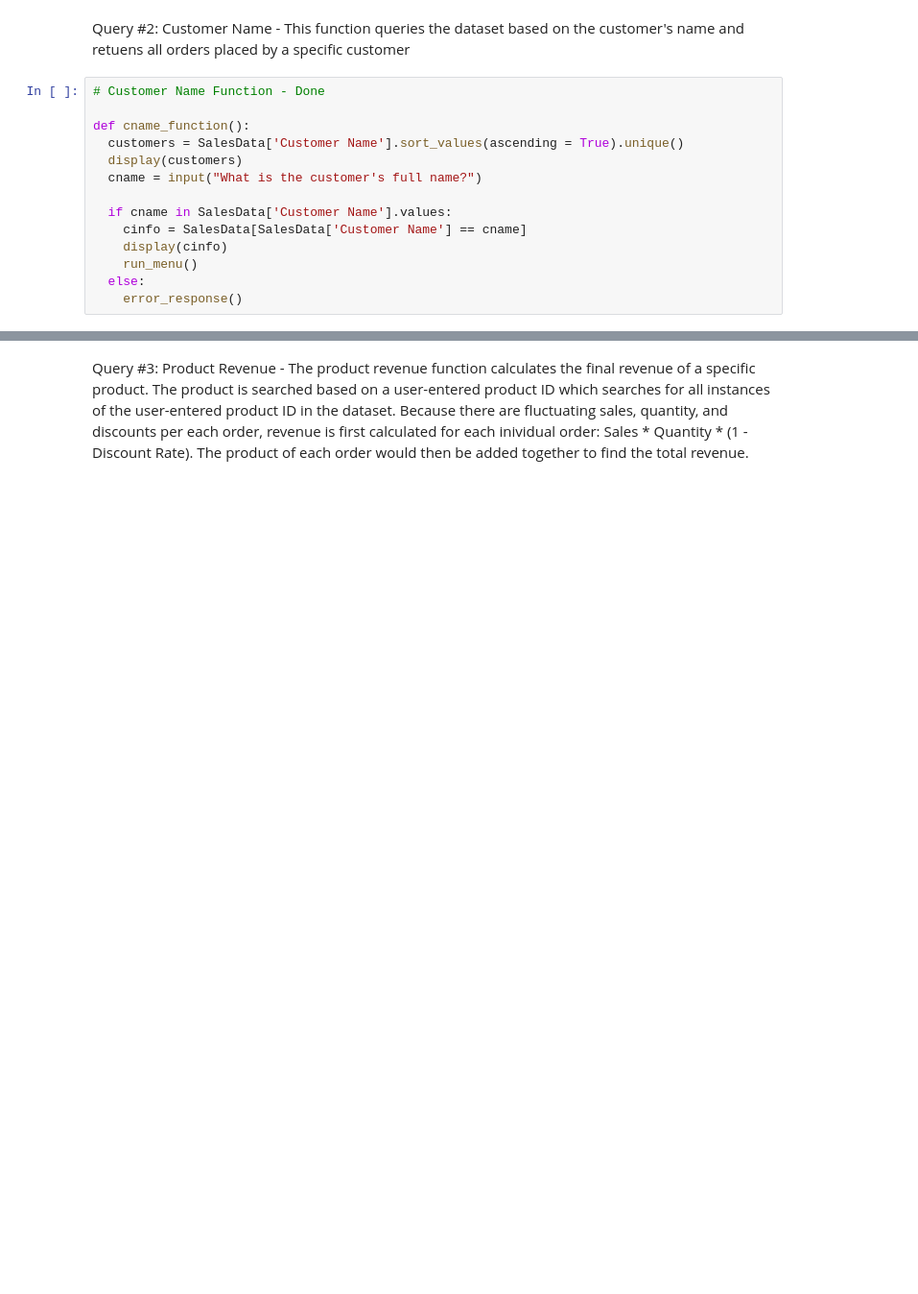
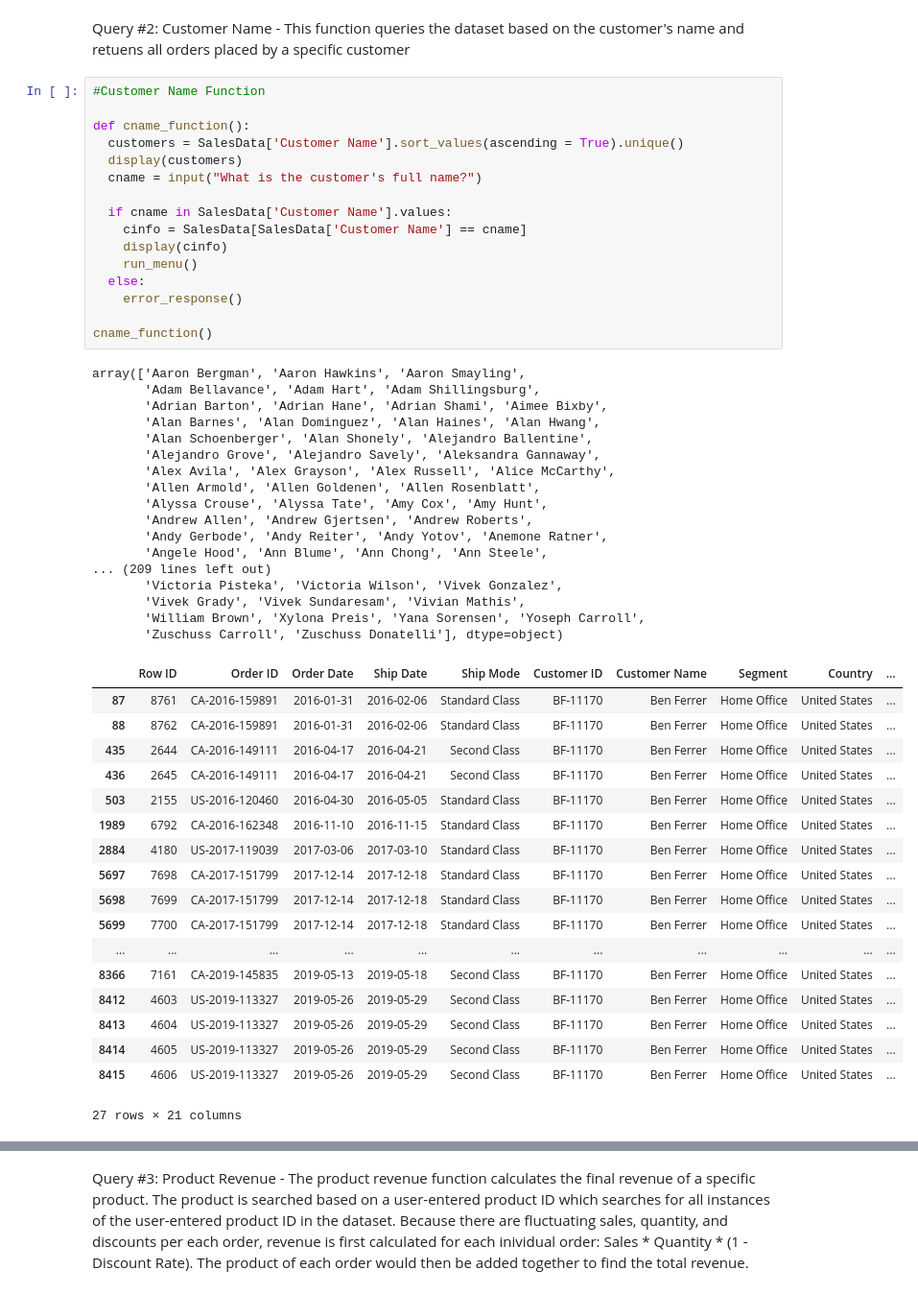
Before and after one commit to Willnguyen02/Group-Data-Analytics-Project, a Jupyter notebook: Main.ipynb, the cells around one changed output, grey strips where cells are left out. Shown at 96% size. Drawn from its saved outputs; the diff is of its cells as text; blank space fills up the shorter version.

```diff
--- a/Main.ipynb
+++ b/Main.ipynb
@@ -60,16 +113,54 @@ def orderID_function():
 # %% [markdown]
 Query #2: Customer Name - This function queries the dataset based on the customer's name and retuens all orders placed by a specific customer
 # %%
-# Customer Name Function - Done
+#Customer Name Function
 
 def cname_function():
   customers = SalesData['Customer Name'].sort_values(ascending = True).unique()
   display(customers)
   cname = input("What is the customer's full name?")
 
   if cname in SalesData['Customer Name'].values:
     cinfo = SalesData[SalesData['Customer Name'] == cname]
     display(cinfo)
     run_menu()
   else:
     error_response()
+
+cname_function()
+# %% [output]
+array(['Aaron Bergman', 'Aaron Hawkins', 'Aaron Smayling',
+       'Adam Bellavance', 'Adam Hart', 'Adam Shillingsburg',
+       'Adrian Barton', 'Adrian Hane', 'Adrian Shami', 'Aimee Bixby',
+       'Alan Barnes', 'Alan Dominguez', 'Alan Haines', 'Alan Hwang',
+       'Alan Schoenberger', 'Alan Shonely', 'Alejandro Ballentine',
+       'Alejandro Grove', 'Alejandro Savely', 'Aleksandra Gannaway',
+       'Alex Avila', 'Alex Grayson', 'Alex Russell', 'Alice McCarthy',
+       'Allen Armold', 'Allen Goldenen', 'Allen Rosenblatt',
+       'Alyssa Crouse', 'Alyssa Tate', 'Amy Cox', 'Amy Hunt',
+       'Andrew Allen', 'Andrew Gjertsen', 'Andrew Roberts',
+       'Andy Gerbode', 'Andy Reiter', 'Andy Yotov', 'Anemone Ratner',
+       'Angele Hood', 'Ann Blume', 'Ann Chong', 'Ann Steele',
+... (209 lines left out)
+       'Victoria Pisteka', 'Victoria Wilson', 'Vivek Gonzalez',
+       'Vivek Grady', 'Vivek Sundaresam', 'Vivian Mathis',
+       'William Brown', 'Xylona Preis', 'Yana Sorensen', 'Yoseph Carroll',
+       'Zuschuss Carroll', 'Zuschuss Donatelli'], dtype=object)
+|  | Row ID | Order ID | Order Date | Ship Date | Ship Mode | Customer ID | Customer Name | Segment | Country | ... |
+| 87 | 8761 | CA-2016-159891 | 2016-01-31 | 2016-02-06 | Standard Class | BF-11170 | Ben Ferrer | Home Office | United States | ... |
+| 88 | 8762 | CA-2016-159891 | 2016-01-31 | 2016-02-06 | Standard Class | BF-11170 | Ben Ferrer | Home Office | United States | ... |
+| 435 | 2644 | CA-2016-149111 | 2016-04-17 | 2016-04-21 | Second Class | BF-11170 | Ben Ferrer | Home Office | United States | ... |
+| 436 | 2645 | CA-2016-149111 | 2016-04-17 | 2016-04-21 | Second Class | BF-11170 | Ben Ferrer | Home Office | United States | ... |
+| 503 | 2155 | US-2016-120460 | 2016-04-30 | 2016-05-05 | Standard Class | BF-11170 | Ben Ferrer | Home Office | United States | ... |
+| 1989 | 6792 | CA-2016-162348 | 2016-11-10 | 2016-11-15 | Standard Class | BF-11170 | Ben Ferrer | Home Office | United States | ... |
+| 2884 | 4180 | US-2017-119039 | 2017-03-06 | 2017-03-10 | Standard Class | BF-11170 | Ben Ferrer | Home Office | United States | ... |
+| 5697 | 7698 | CA-2017-151799 | 2017-12-14 | 2017-12-18 | Standard Class | BF-11170 | Ben Ferrer | Home Office | United States | ... |
+| 5698 | 7699 | CA-2017-151799 | 2017-12-14 | 2017-12-18 | Standard Class | BF-11170 | Ben Ferrer | Home Office | United States | ... |
+| 5699 | 7700 | CA-2017-151799 | 2017-12-14 | 2017-12-18 | Standard Class | BF-11170 | Ben Ferrer | Home Office | United States | ... |
+| ... | ... | ... | ... | ... | ... | ... | ... | ... | ... | ... |
+| 8366 | 7161 | CA-2019-145835 | 2019-05-13 | 2019-05-18 | Second Class | BF-11170 | Ben Ferrer | Home Office | United States | ... |
+| 8412 | 4603 | US-2019-113327 | 2019-05-26 | 2019-05-29 | Second Class | BF-11170 | Ben Ferrer | Home Office | United States | ... |
+| 8413 | 4604 | US-2019-113327 | 2019-05-26 | 2019-05-29 | Second Class | BF-11170 | Ben Ferrer | Home Office | United States | ... |
+| 8414 | 4605 | US-2019-113327 | 2019-05-26 | 2019-05-29 | Second Class | BF-11170 | Ben Ferrer | Home Office | United States | ... |
+| 8415 | 4606 | US-2019-113327 | 2019-05-26 | 2019-05-29 | Second Class | BF-11170 | Ben Ferrer | Home Office | United States | ... |
+27 rows × 21 columns
```
Also changed, not shown: parts of 22 cells of this notebook.
